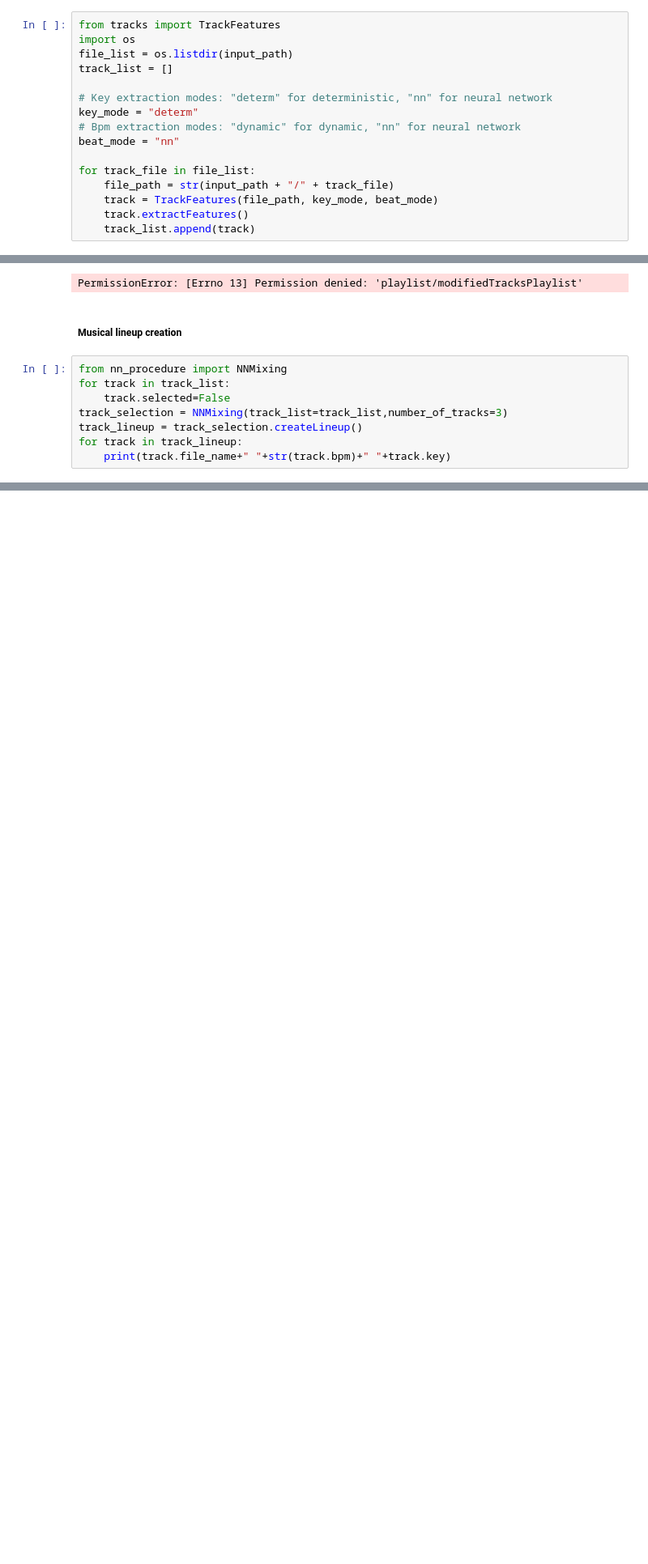
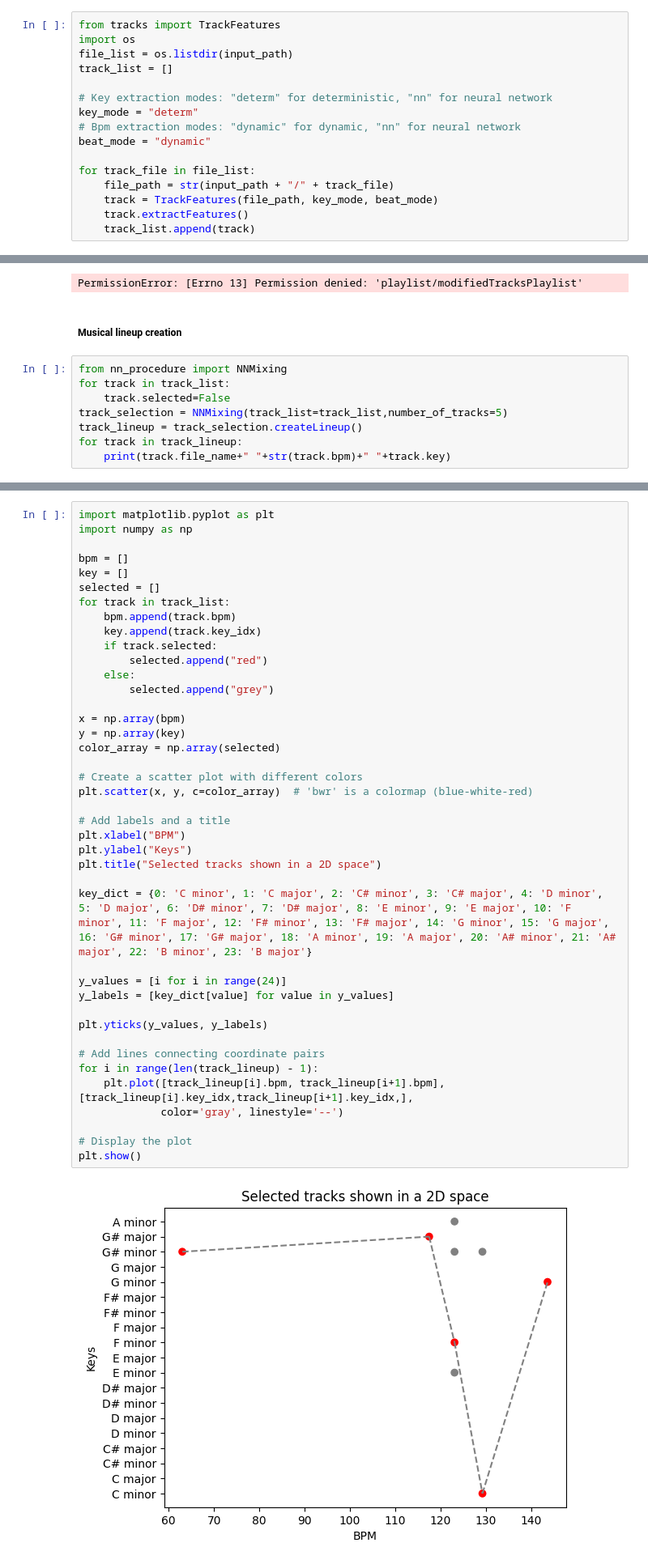
Before and after one commit to simoclemens/KTH-MusicInformaticsProject, a Jupyter notebook: Automatic_mixer.ipynb, the cells around one changed output, grey strips where cells are left out. Shown: that part at 81% size. Cells and saved outputs as stored; diff of their text form; blank space fills up the shorter version.

Commit message:
additional scatter + text + correction in nn

```diff
--- a/Automatic_mixer.ipynb
+++ b/Automatic_mixer.ipynb
@@ -35,7 +106,7 @@ track_list = []
 # Key extraction modes: "determ" for deterministic, "nn" for neural network
 key_mode = "determ"
 # Bpm extraction modes: "dynamic" for dynamic, "nn" for neural network
-beat_mode = "nn"
+beat_mode = "dynamic"
 
 for track_file in file_list:
     file_path = str(input_path + "/" + track_file)
@@ -59,7 +130,7 @@ PermissionError: [Errno 13] Permission denied: 'playlist/modifiedTracksPlaylist'
 from nn_procedure import NNMixing
 for track in track_list:
     track.selected=False
-track_selection = NNMixing(track_list=track_list,number_of_tracks=3)
+track_selection = NNMixing(track_list=track_list,number_of_tracks=5)
 track_lineup = track_selection.createLineup()
 for track in track_lineup:
     print(track.file_name+" "+str(track.bpm)+" "+track.key)
@@ -70,3 +143,46 @@ playlist/Chikyu-u 002 (mp3cut.net).wav 123.17252774884156 E minor
+# %%
+import matplotlib.pyplot as plt
+import numpy as np
+
+bpm = []
+key = []
+selected = []
+for track in track_list:
+    bpm.append(track.bpm)
+    key.append(track.key_idx)
+    if track.selected:
+        selected.append("red")
+    else:
+        selected.append("grey")
+
+x = np.array(bpm)
+y = np.array(key)
+color_array = np.array(selected)
+
+# Create a scatter plot with different colors
+plt.scatter(x, y, c=color_array)  # 'bwr' is a colormap (blue-white-red)
+
+# Add labels and a title
+plt.xlabel("BPM")
+plt.ylabel("Keys")
+plt.title("Selected tracks shown in a 2D space")
+
+key_dict = {0: 'C minor', 1: 'C major', 2: 'C# minor', 3: 'C# major', 4: 'D minor', 5: 'D major', 6: 'D# minor', 7: 'D# major', 8: 'E minor', 9: 'E major', 10: 'F minor', 11: 'F major', 12: 'F# minor', 13: 'F# major', 14: 'G minor', 15: 'G major', 16: 'G# minor', 17: 'G# major', 18: 'A minor', 19: 'A major', 20: 'A# minor', 21: 'A# major', 22: 'B minor', 23: 'B major'}
+
+y_values = [i for i in range(24)]
+y_labels = [key_dict[value] for value in y_values]
+
+plt.yticks(y_values, y_labels)
+
+# Add lines connecting coordinate pairs
+for i in range(len(track_lineup) - 1):
+    plt.plot([track_lineup[i].bpm, track_lineup[i+1].bpm], [track_lineup[i].key_idx,track_lineup[i+1].key_idx,],
+             color='gray', linestyle='--')
+
+# Display the plot
+plt.show()
+# %% [output]
+[figure, added]
 # %% [markdown]
 ##### Mix creation
 # %%
```
Also changed, not shown: parts of 5 cells of this notebook, 4 other files.
